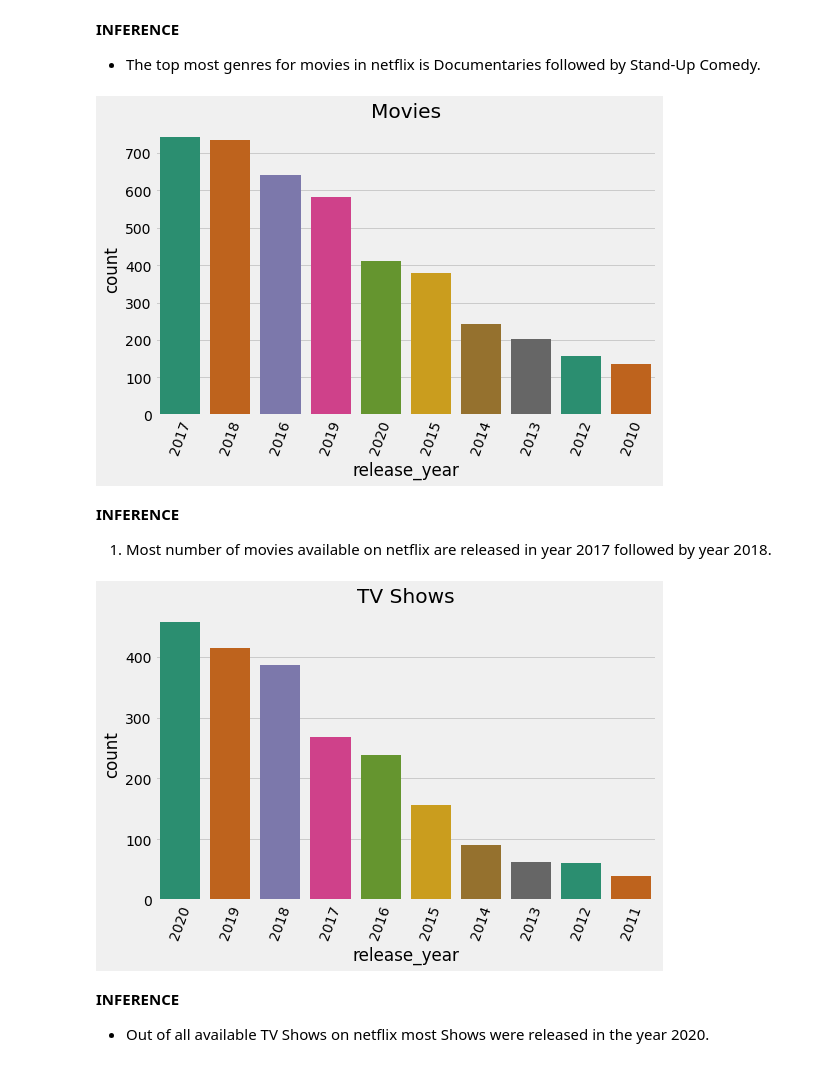
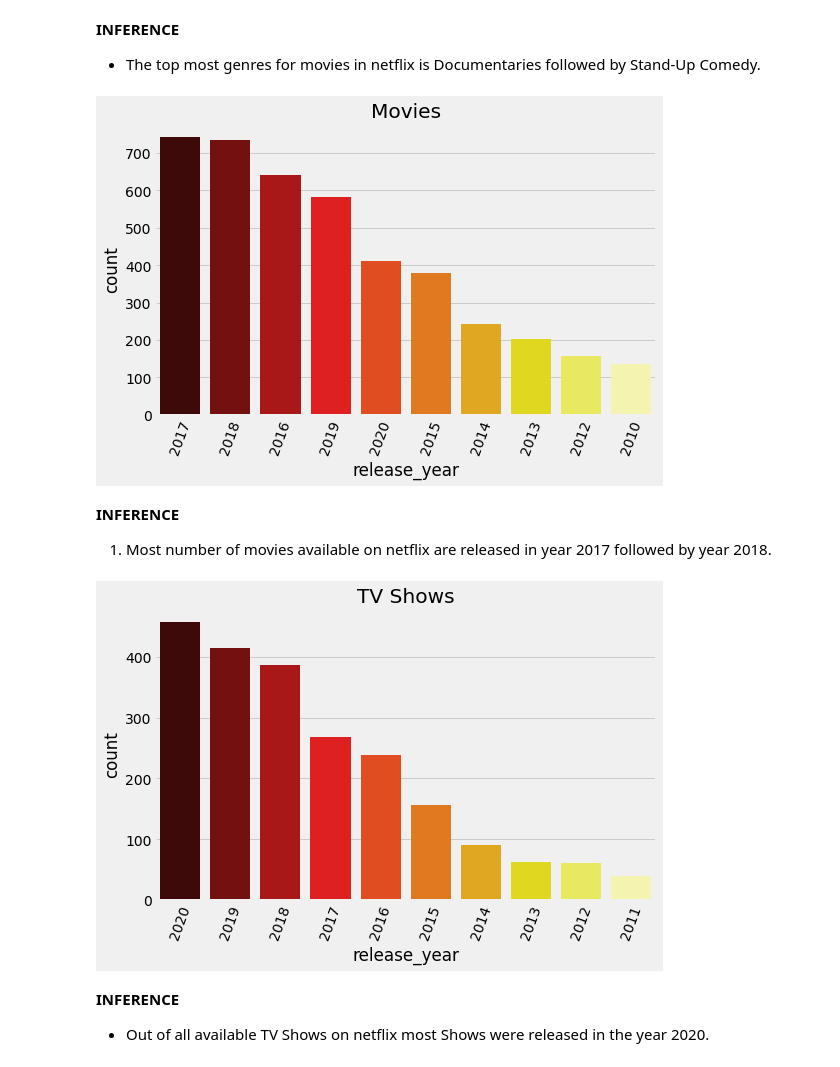
Before and after one commit to AYUSH-SHARMA25/NETFLIX-MOVIES-AND-TV-SHOWS-CLUSTERING, a Jupyter notebook: NETFLIX_MOVIES_AND_TV_SHOWS_CLUSTERING.ipynb, the cells around one changed output. Drawn from its saved outputs; the diff is of its cells as text; code cells hidden in the pictures.

```diff
--- a/NETFLIX_MOVIES_AND_TV_SHOWS_CLUSTERING.ipynb
+++ b/NETFLIX_MOVIES_AND_TV_SHOWS_CLUSTERING.ipynb
@@ -341,9 +341,9 @@ Text(0.5, 0, 'Count')
 *   The top most genres for movies in netflix is Documentaries followed by Stand-Up Comedy.
 # %%
 # Top 10 Movies release year
-count_order(netflix_movies['release_year'], 'Dark2','Movies')
+count_order(netflix_movies['release_year'], 'hot','Movies')
 # %% [output]
-[figure, old version]
+[figure, new version]
 # %% [markdown]
 **INFERENCE**
 
@@ -351,9 +351,9 @@ count_order(netflix_movies['release_year'], 'Dark2','Movies')
 followed by year 2018.
 # %%
 # Top 10 release year of TV Shows
-count_order(netflix_tv['release_year'], 'Dark2','TV Shows')
+count_order(netflix_tv['release_year'], 'hot','TV Shows')
 # %% [output]
-[figure, old version]
+[figure, new version]
 # %% [markdown]
 **INFERENCE**
 
```
Also changed, not shown: parts of 5 cells of this notebook.
